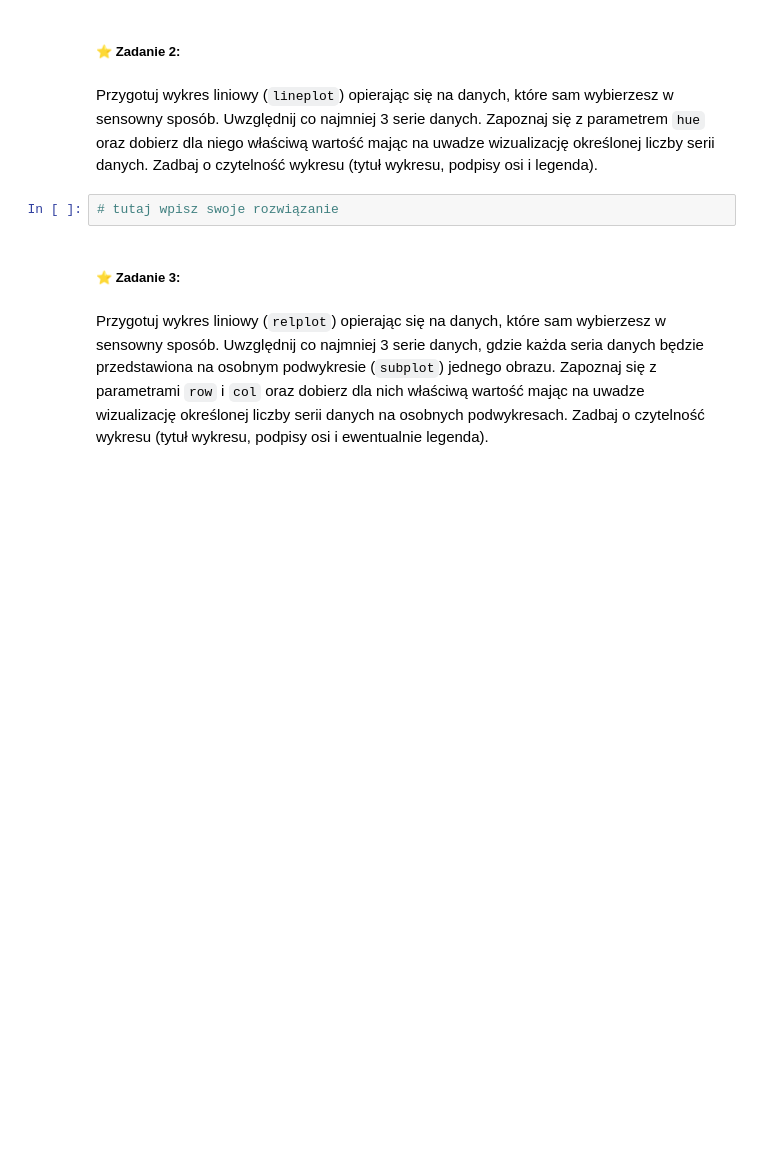
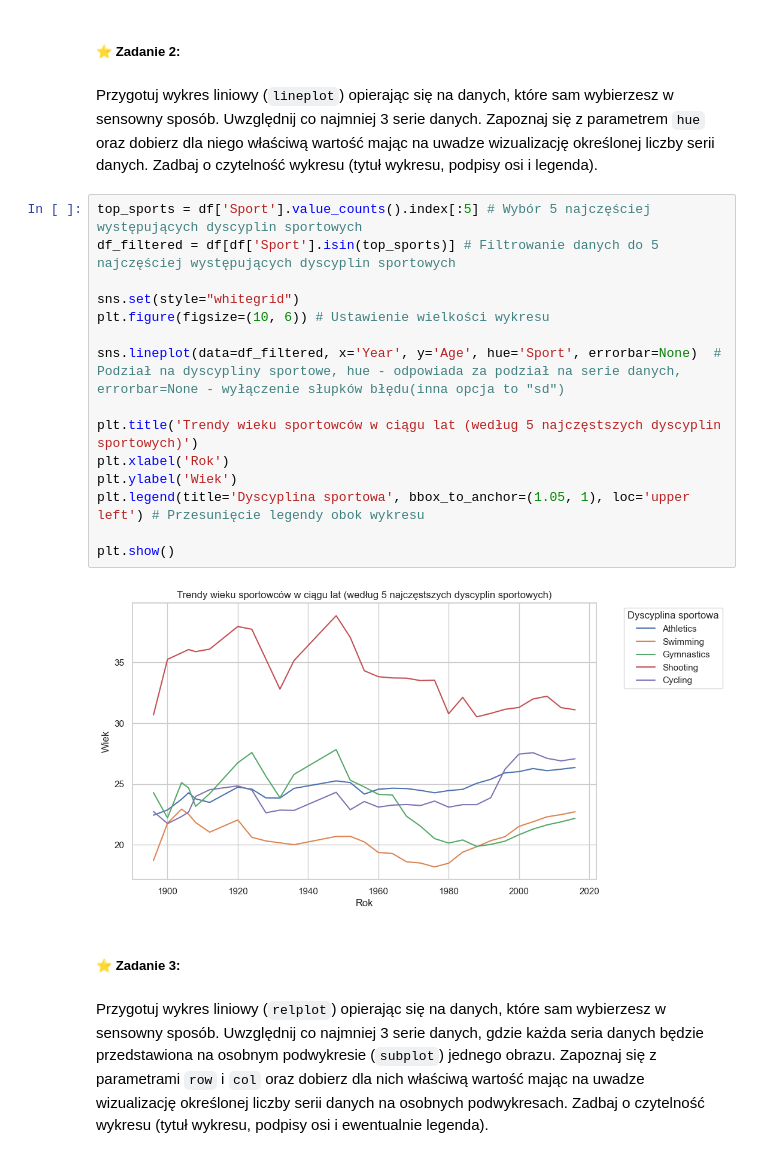
Before and after one commit to kambed/DataVisualization, a Jupyter notebook: seaborn.ipynb, the cells around one changed output. Saved outputs shown, nothing was run; the diff lists cells and outputs as text; blank space fills up the shorter version.

```diff
--- a/seaborn.ipynb
+++ b/seaborn.ipynb
@@ -23,8 +54,23 @@ Przygotuj wykres punktowy (`scatterplot`) opierając się na danych, które sam
 ##### ⭐ Zadanie 2:
 # %% [markdown]
 Przygotuj wykres liniowy (`lineplot`) opierając się na danych, które sam wybierzesz w sensowny sposób. Uwzględnij co najmniej 3 serie danych. Zapoznaj się z parametrem `hue` oraz dobierz dla niego właściwą wartość mając na uwadze wizualizację określonej liczby serii danych. Zadbaj o czytelność wykresu (tytuł wykresu, podpisy osi i legenda).
-# %%
-# tutaj wpisz swoje rozwiązanie
+# %%
+top_sports = df['Sport'].value_counts().index[:5] # Wybór 5 najczęściej występujących dyscyplin sportowych
+df_filtered = df[df['Sport'].isin(top_sports)] # Filtrowanie danych do 5 najczęściej występujących dyscyplin sportowych
+
+sns.set(style="whitegrid")
+plt.figure(figsize=(10, 6)) # Ustawienie wielkości wykresu
+
+sns.lineplot(data=df_filtered, x='Year', y='Age', hue='Sport', errorbar=None)  # Podział na dyscypliny sportowe, hue - odpowiada za podział na serie danych, errorbar=None - wyłączenie słupków błędu(inna opcja to "sd")
+
+plt.title('Trendy wieku sportowców w ciągu lat (według 5 najczęstszych dyscyplin sportowych)')
+plt.xlabel('Rok')
+plt.ylabel('Wiek')
+plt.legend(title='Dyscyplina sportowa', bbox_to_anchor=(1.05, 1), loc='upper left') # Przesunięcie legendy obok wykresu
+
+plt.show()
+# %% [output]
+[figure, added]
 # %% [markdown]
 ##### ⭐ Zadanie 3:
 # %% [markdown]
```
Also changed, not shown: parts of 14 cells of this notebook, 1 other file.
